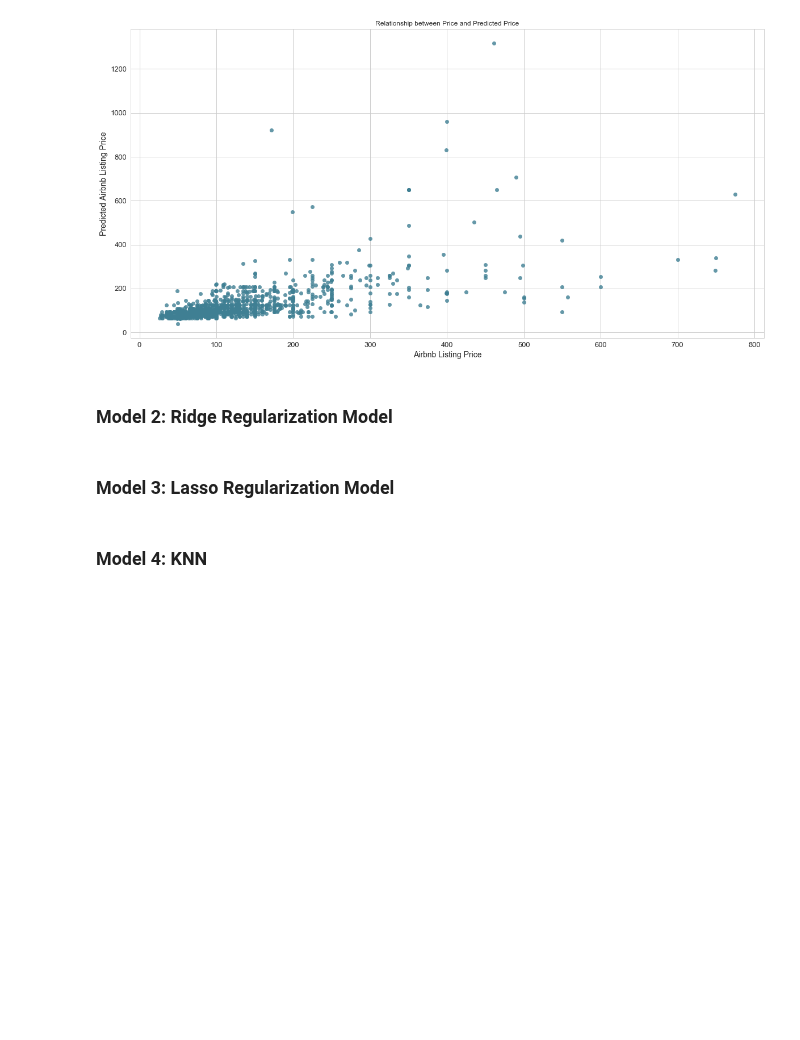
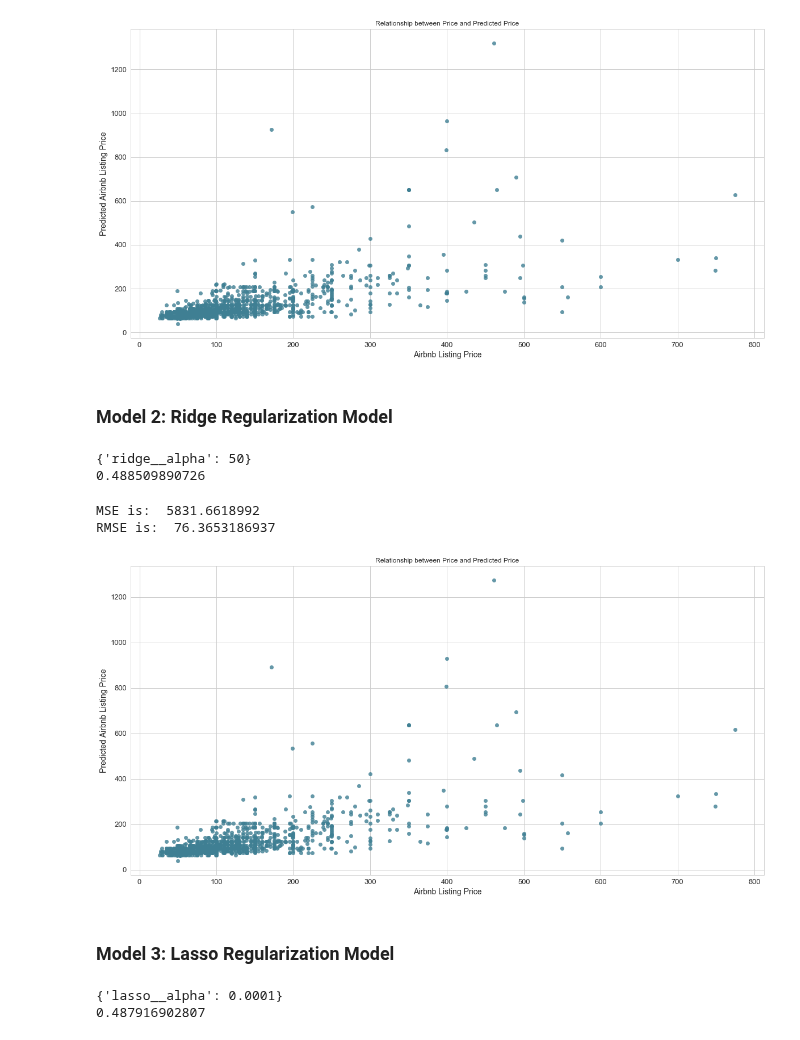
Before and after one commit to nicolechao/springboard-data-science, a Jupyter notebook: Capstone 1/Modeling/modeling.ipynb, the cells around one changed output. Drawn from its saved outputs; the diff is of its cells as text; code cells hidden in the pictures; blank space fills up the shorter version.

```diff
--- a/Capstone 1/Modeling/modeling.ipynb
+++ b/Capstone 1/Modeling/modeling.ipynb
@@ -190,3 +214,6 @@ RMSE is:  77.5003686727
 [figure]
 # %% [markdown]
 ### Model 2: Ridge Regularization Model
+# %%
+X = df_X.as_matrix()
+y = df['price_log'].as_matrix()
@@ -193,4 +227,30 @@ RMSE is:  77.5003686727
+# %%
+from sklearn.linear_model import Ridge
+
+steps = [('scaler', StandardScaler()),
+         ('ridge', Ridge())]
+
+pipeline = Pipeline(steps)
+
+param_grid = {'ridge__alpha': [0.0000001, 0.000001, 0.00001, 0.0001, 0.001, 0.01, 0.1, 1, 10, 50, 100, 200, 300, 400, 500, 600, 700, 800, 900, 1000]}
+
+X_train, X_test, y_train, y_test = my_train_test_split(X, y)
+
+cv = GridSearchCV(pipeline, param_grid, cv = 5)
+cv.fit(X_train, y_train)
+
+print(cv.best_params_)
+print(cv.best_score_)
+
+y_pred = cv.predict(X_test)
+# %% [output]
+{'ridge__alpha': 50}
+0.488509890726
+# %%
+summary(np.exp(y_test), np.exp(y_pred))
+# %% [output]
+MSE is:  5831.6618992
+RMSE is:  76.3653186937
+[figure, added]
 # %% [markdown]
 ### Model 3: Lasso Regularization Model
-# %% [markdown]
-### Model 4: KNN
@@ -196,0 +260,22 @@ RMSE is:  77.5003686727
+# %%
+from sklearn.linear_model import Lasso
+
+steps = [('scaler', StandardScaler()),
+         ('lasso', Lasso(max_iter = 10000))]
+
+pipeline = Pipeline(steps)
+
+param_grid = {'lasso__alpha': [0.0001, 0.001, 0.01, 0.1, 1, 10, 50, 100, 200, 300, 400, 500, 600, 700, 800, 900, 1000]}
+
+X_train, X_test, y_train, y_test = my_train_test_split(X, y)
+
+cv = GridSearchCV(pipeline, param_grid, cv = 5)
+cv.fit(X_train, y_train)
+
+print(cv.best_params_)
+print(cv.best_score_)
+
+y_pred = cv.predict(X_test)
+# %% [output]
+{'lasso__alpha': 0.0001}
+0.487916902807
```
Also changed, not shown: parts of 13 cells of this notebook.
